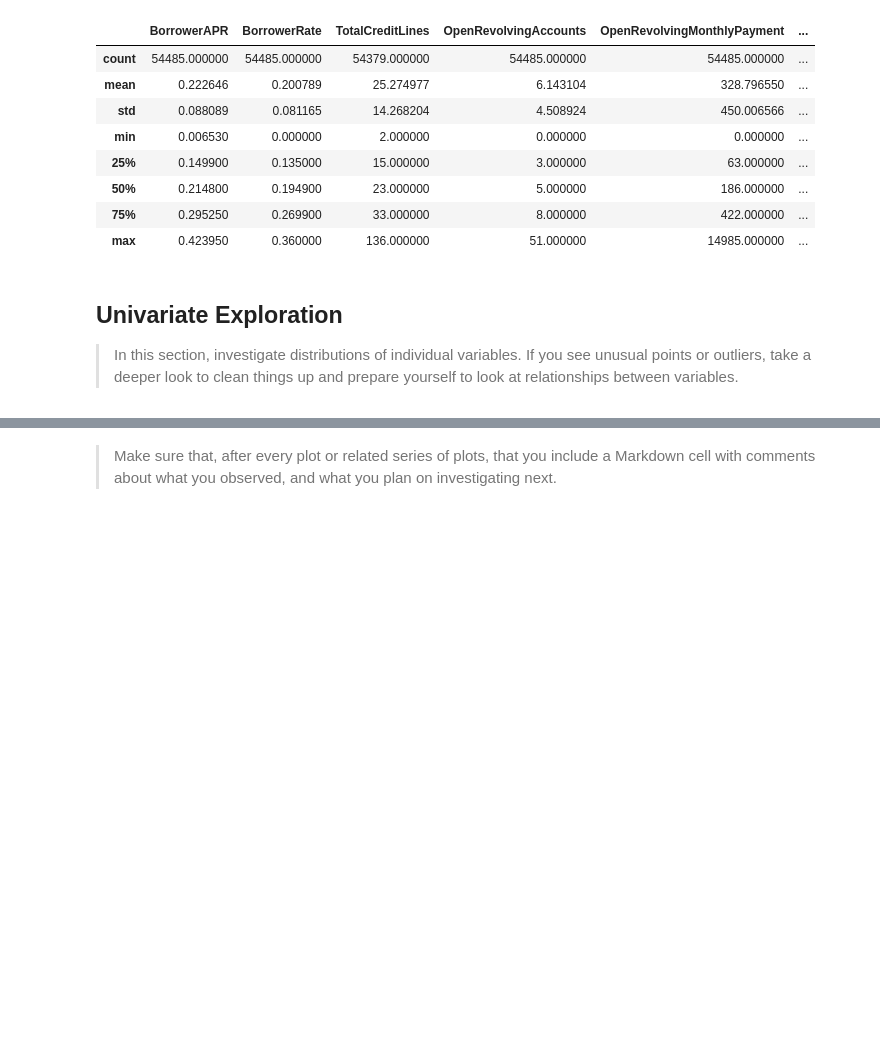
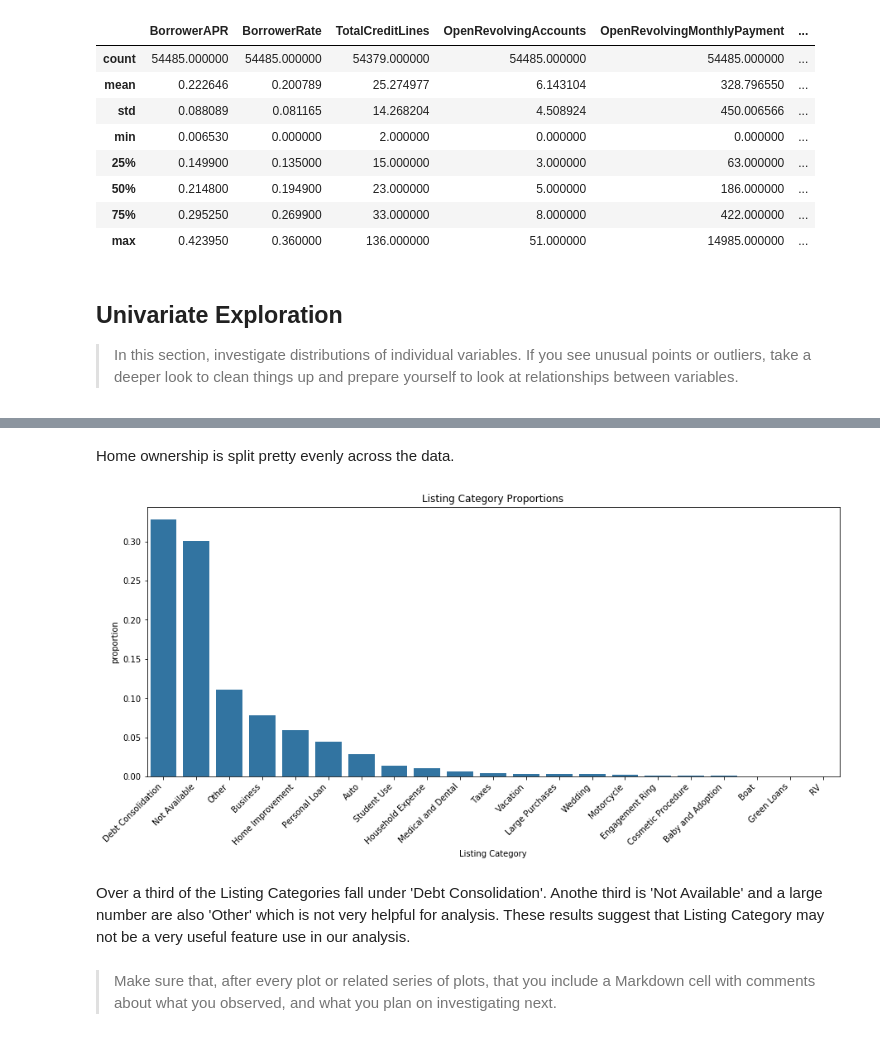
Before and after one commit to Jeffro80/DAND_Communicate_Findings, a Jupyter notebook: exploration-WORKING.ipynb, the cells around one changed output, grey strips where cells are left out. Drawn from its saved outputs; the diff is of its cells as text; code cells hidden in the pictures; blank space fills up the shorter version.

```diff
--- a/exploration-WORKING.ipynb
+++ b/exploration-WORKING.ipynb
@@ -361,3 +382,24 @@ We can see that close to 70% of the loans in the extracted data were completed a
+# %% [markdown]
+Home ownership is split pretty evenly across the data.
+# %%
+# Plot ListingCategory column as %
+plt.figure(figsize=[15,6])
+n_points = loans.shape[0]
+cat_order = loans['ListingCategory'].value_counts().index
+max_count = loans['ListingCategory'].value_counts().max()
+max_prop = max_count / n_points
+tick_props = np.arange(0, max_prop, 0.05)
+tick_names = ['{:0.2f}'.format(v) for v in tick_props]
+sb.countplot(data = loans, x = 'ListingCategory', color = base_color, order = cat_order)
+plt.yticks(tick_props * n_points, tick_names)
+plt.ylabel('proportion')
+plt.xlabel('Listing Category')
+plt.xticks(rotation = 45, horizontalalignment='right')
+plt.title('Listing Category Proportions');
+# %% [output]
+[figure, added]
+# %% [markdown]
+Over a third of the Listing Categories fall under 'Debt Consolidation'. Anothe third is 'Not Available' and a large number are also 'Other' which is not very helpful for analysis. These results suggest that Listing Category may not be a very useful feature use in our analysis.
 # %% [markdown]
 > Make sure that, after every plot or related series of plots, that you
 include a Markdown cell with comments about what you observed, and what
```
Also changed, not shown: parts of 9 cells of this notebook.
